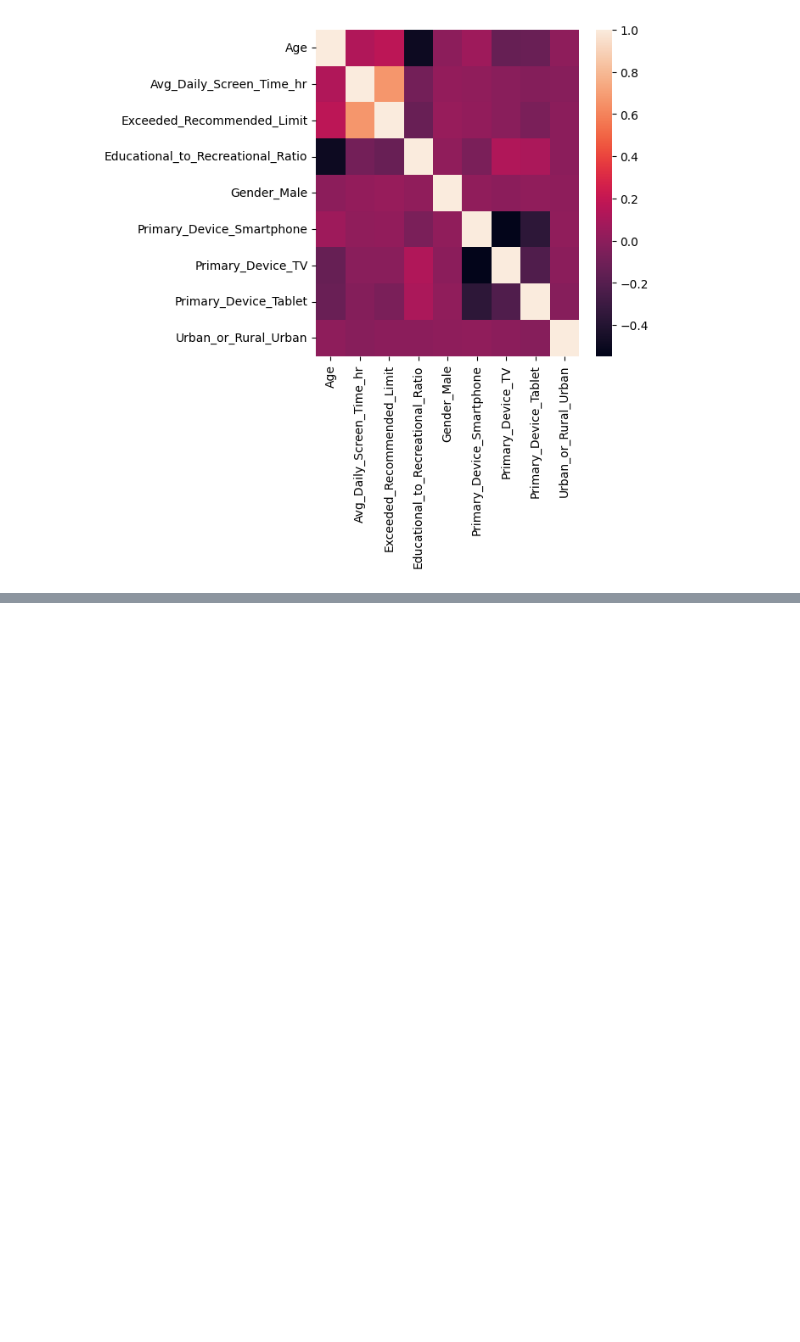
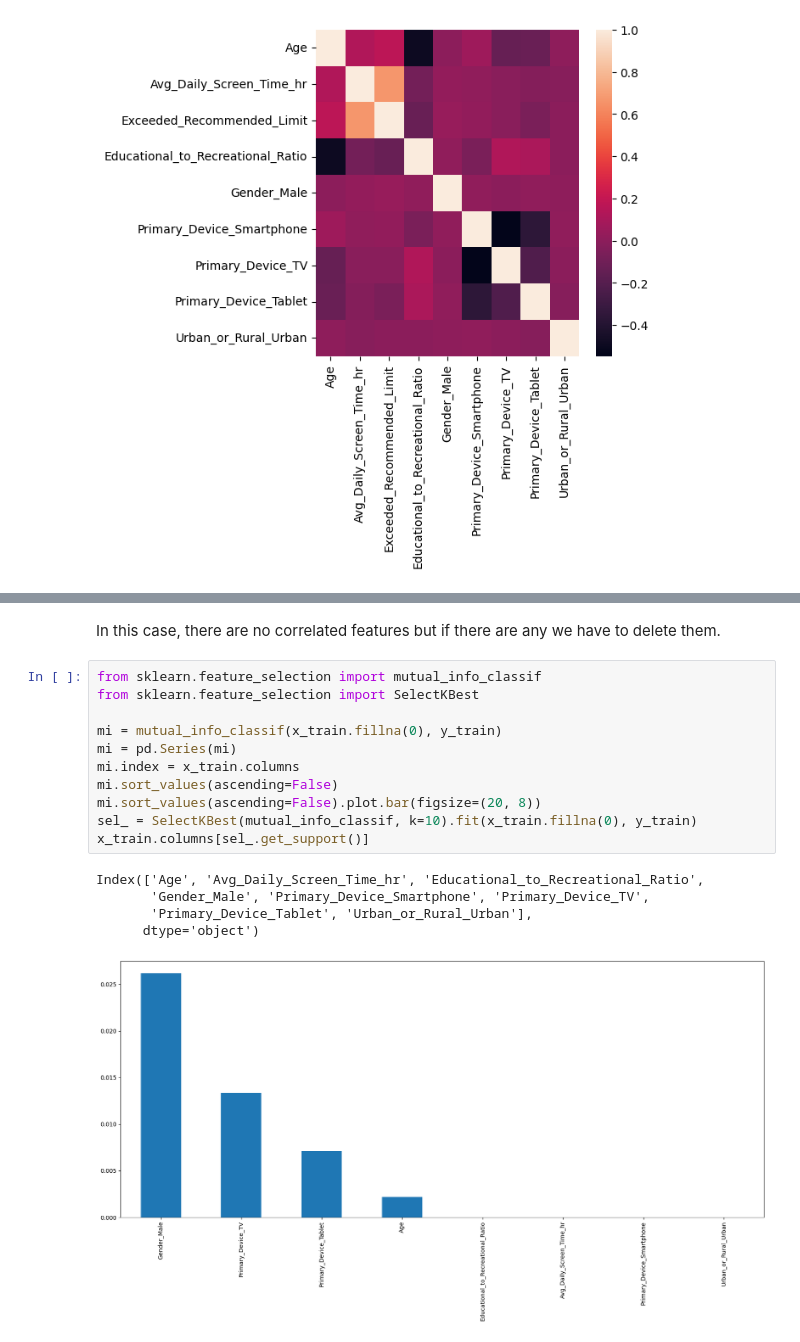
Before and after one commit to Spandana2704/ML, a Jupyter notebook: ML2.ipynb, the cells around one changed output, grey strips where cells are left out. Saved outputs shown, nothing was run; the diff lists cells and outputs as text; blank space fills up the shorter version.

Commit message:
Correlation and Mutual Information

```diff
--- a/ML2.ipynb
+++ b/ML2.ipynb
@@ -167,0 +185,19 @@ sns.heatmap(corrmat)
+# %% [markdown]
+In this case, there are no correlated features but if there are any we have to delete them.
+# %%
+from sklearn.feature_selection import mutual_info_classif
+from sklearn.feature_selection import SelectKBest
+
+mi = mutual_info_classif(x_train.fillna(0), y_train)
+mi = pd.Series(mi)
+mi.index = x_train.columns
+mi.sort_values(ascending=False)
+mi.sort_values(ascending=False).plot.bar(figsize=(20, 8))
+sel_ = SelectKBest(mutual_info_classif, k=10).fit(x_train.fillna(0), y_train)
+x_train.columns[sel_.get_support()]
+# %% [output]
+Index(['Age', 'Avg_Daily_Screen_Time_hr', 'Educational_to_Recreational_Ratio',
+       'Gender_Male', 'Primary_Device_Smartphone', 'Primary_Device_TV',
+       'Primary_Device_Tablet', 'Urban_or_Rural_Urban'],
+      dtype='object')
+[figure, added]
```
Also changed, not shown: parts of 2 cells of this notebook.
